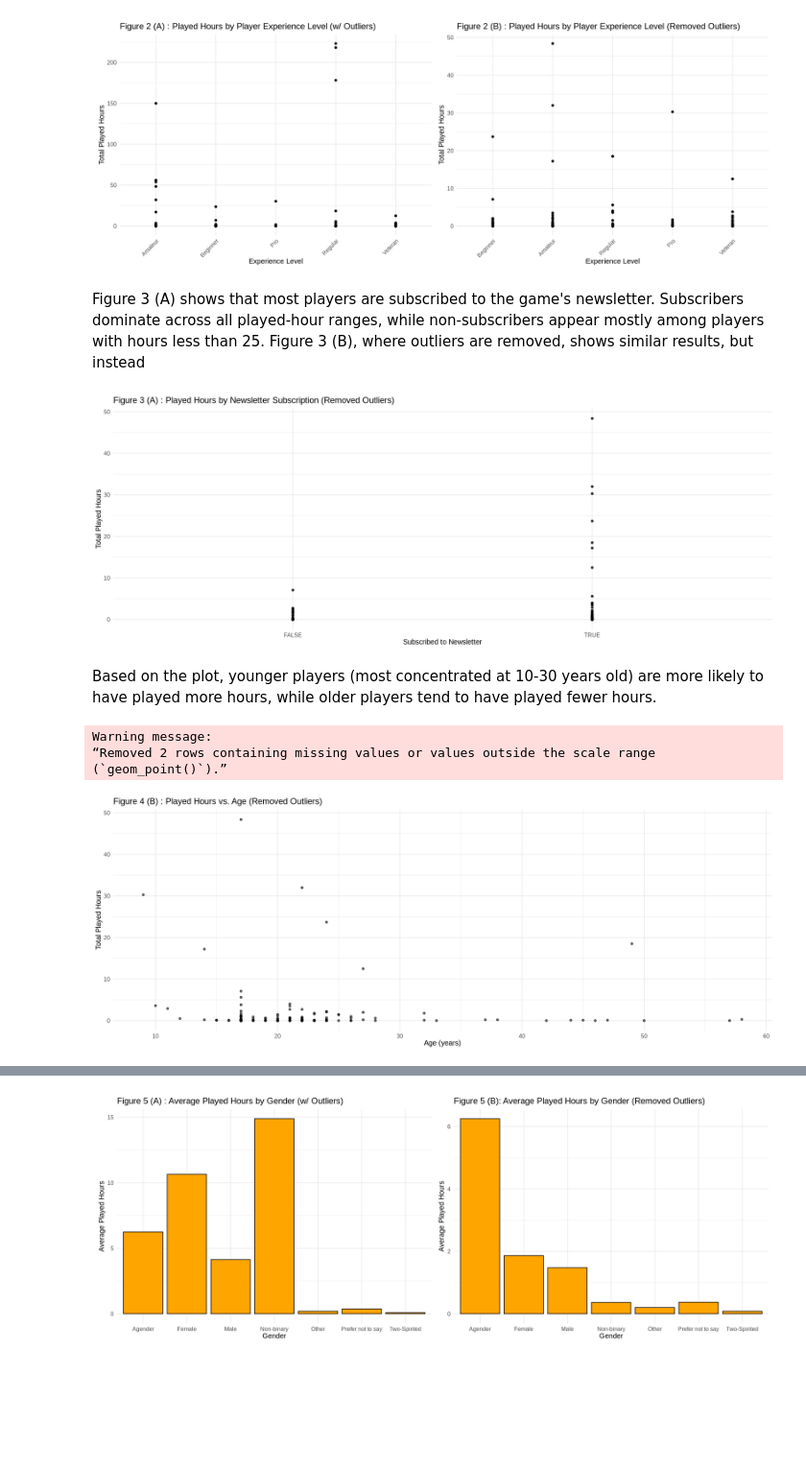
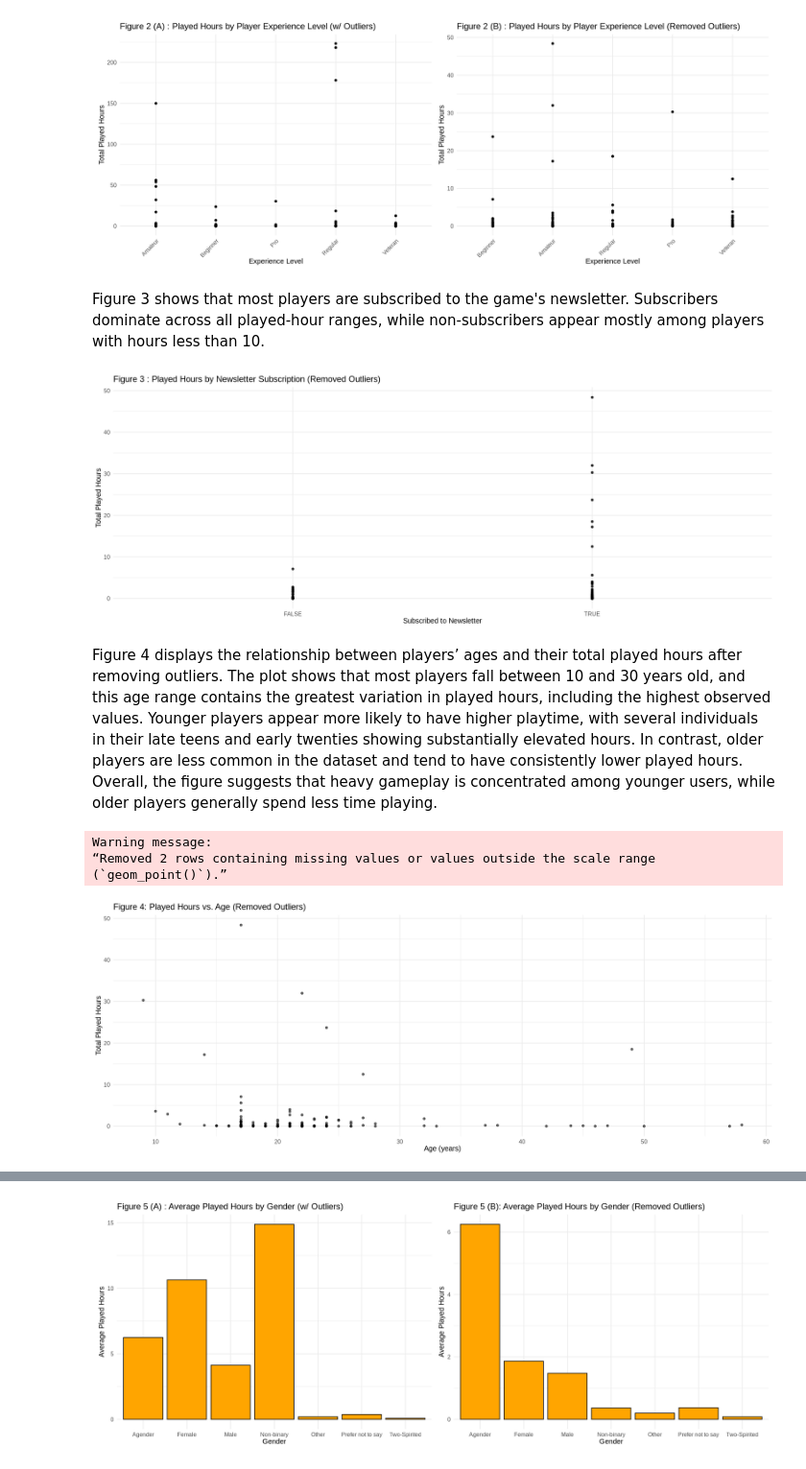
Before and after one commit to ctrl-tiramisu/dsci100-group-008, a Jupyter notebook: group 8 report-Copy1.ipynb, the cells around one changed output, grey strips where cells are left out. Shown at 96% size. Saved outputs shown, nothing was run; the diff lists cells and outputs as text; code cells hidden in the pictures; blank space fills up the shorter version.

Commit message:
Finished the descriptions of the Visualizations for the data set

```diff
--- a/group 8 report-Copy1.ipynb
+++ b/group 8 report-Copy1.ipynb
@@ -263,16 +263,11 @@ players_experience_hours2 <- players_tidy |>
 
 # Played Hours by Newsletter Subscription
 
-players_subscribe_hours1 <- players |>
+
+players_subscribe_hours1 <- players_tidy |>
   ggplot(aes(x = subscribe, y = played_hours)) +
   geom_point(alpha = 0.8,) +
-  labs(title = "Figure 3 (A) : Played Hours by Newsletter Subscription (w/ Outliers)", x = "Subscribed to Newsletter", y = "Total Played Hours") +
-  theme_minimal(base_size = 12)
-
-players_subscribe_hours2 <- players_tidy |>
-  ggplot(aes(x = subscribe, y = played_hours)) +
-  geom_point(alpha = 0.8,) +
-  labs(title = "Figure 3 (B) : Played Hours by Newsletter Subscription (Removed Outliers)", x = "Subscribed to Newsletter", y = "Total Played Hours") +
+  labs(title = "Figure 3 : Played Hours by Newsletter Subscription (Removed Outliers)", x = "Subscribed to Newsletter", y = "Total Played Hours") +
   theme_minimal(base_size = 12)
 
 # Played Hours vs. Age
@@ -285,7 +280,7 @@ players_age_played1 <- players |>
 players_age_played2 <- players_tidy |>
   ggplot(aes(x = Age, y = played_hours)) +
   geom_point(alpha = 0.6) +
-  labs(title = "Figure 4 (B) : Played Hours vs. Age (Removed Outliers)", x = "Age (years)", y = "Total Played Hours") +
+  labs(title = "Figure 4: Played Hours vs. Age (Removed Outliers)", x = "Age (years)", y = "Total Played Hours") +
   theme_minimal(base_size = 12)
 
 # Average Played Hours by Gender
@@ -298,7 +293,6 @@ players_gender <- players|>
         gender = factor(gender))|>
     filter(played_hours <50)
 
-head(players_tidy)
 gender_played1 <- players |>
   group_by(gender) |>
   summarise(mean_hours = mean(played_hours)) |>
@@ -327,6 +321,6 @@ skillset_counts <- players_tidy |>
   mutate(percentage = round(100 * n_players / sum(n_players), 1))|>
   ungroup()
 
-proportion <- players_tidy |>
+experience_proportion <- players_tidy |>
     group_by(experience) |>
     summarise(num_players = n(), mean_hours_experience = mean(played_hours), total_hrs = sum(played_hours))
@@ -353,18 +337,18 @@ Figure 2 (A) shows that with outliers shows that most of the experience levels h
 # %% [output]
 [figure]
 # %% [markdown]
-Figure 3 (A) shows that most players are subscribed to the game's newsletter. Subscribers dominate across all played-hour ranges, while non-subscribers appear mostly among players with hours less than 25. Figure 3 (B), where outliers are removed, shows similar results, but instead
+Figure 3 shows that most players are subscribed to the game's newsletter. Subscribers dominate across all played-hour ranges, while non-subscribers appear mostly among players with hours less than 10.
 # %%
-(players_subscribe_hours2)
+(players_subscribe_hours1)
 # %% [output]
-[figure, old version]
+[figure, new version]
 # %% [markdown]
-Based on the plot, younger players (most concentrated at 10-30 years old) are more likely to have played more hours, while older players tend to have played fewer hours.
+Figure 4 displays the relationship between players’ ages and their total played hours after removing outliers. The plot shows that most players fall between 10 and 30 years old, and this age range contains the greatest variation in played hours, including the highest observed values. Younger players appear more likely to have higher playtime, with several individuals in their late teens and early twenties showing substantially elevated hours. In contrast, older players are less common in the dataset and tend to have consistently lower played hours. Overall, the figure suggests that heavy gameplay is concentrated among younger users, while older players generally spend less time playing.
 # %%
 players_age_played2
 # %% [output]
 Warning message:
 “Removed 2 rows containing missing values or values outside the scale range
 (`geom_point()`).”
-[figure, old version]
+[figure, new version]
 # %% [markdown]
```
Also changed, not shown: parts of 21 cells of this notebook.
